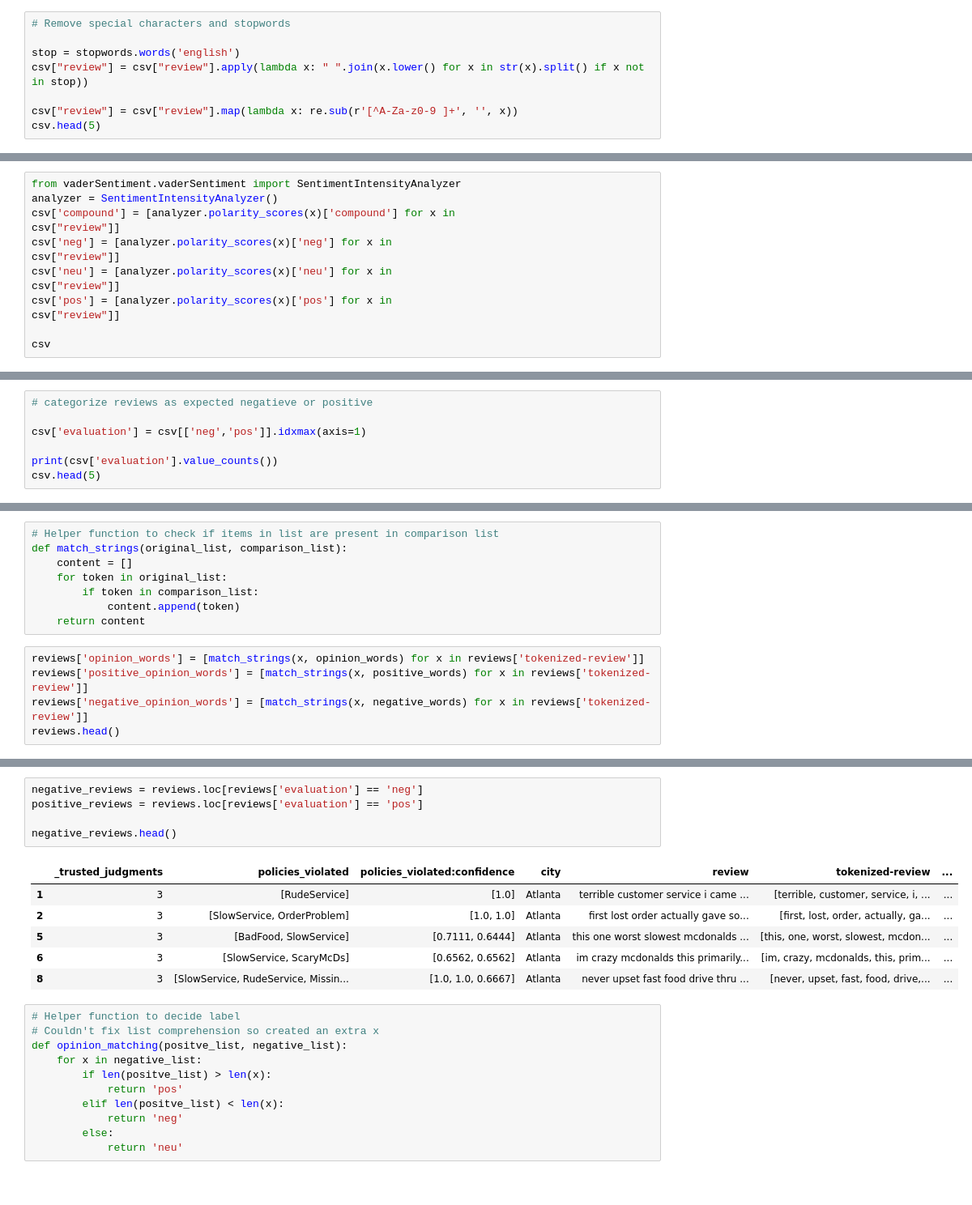
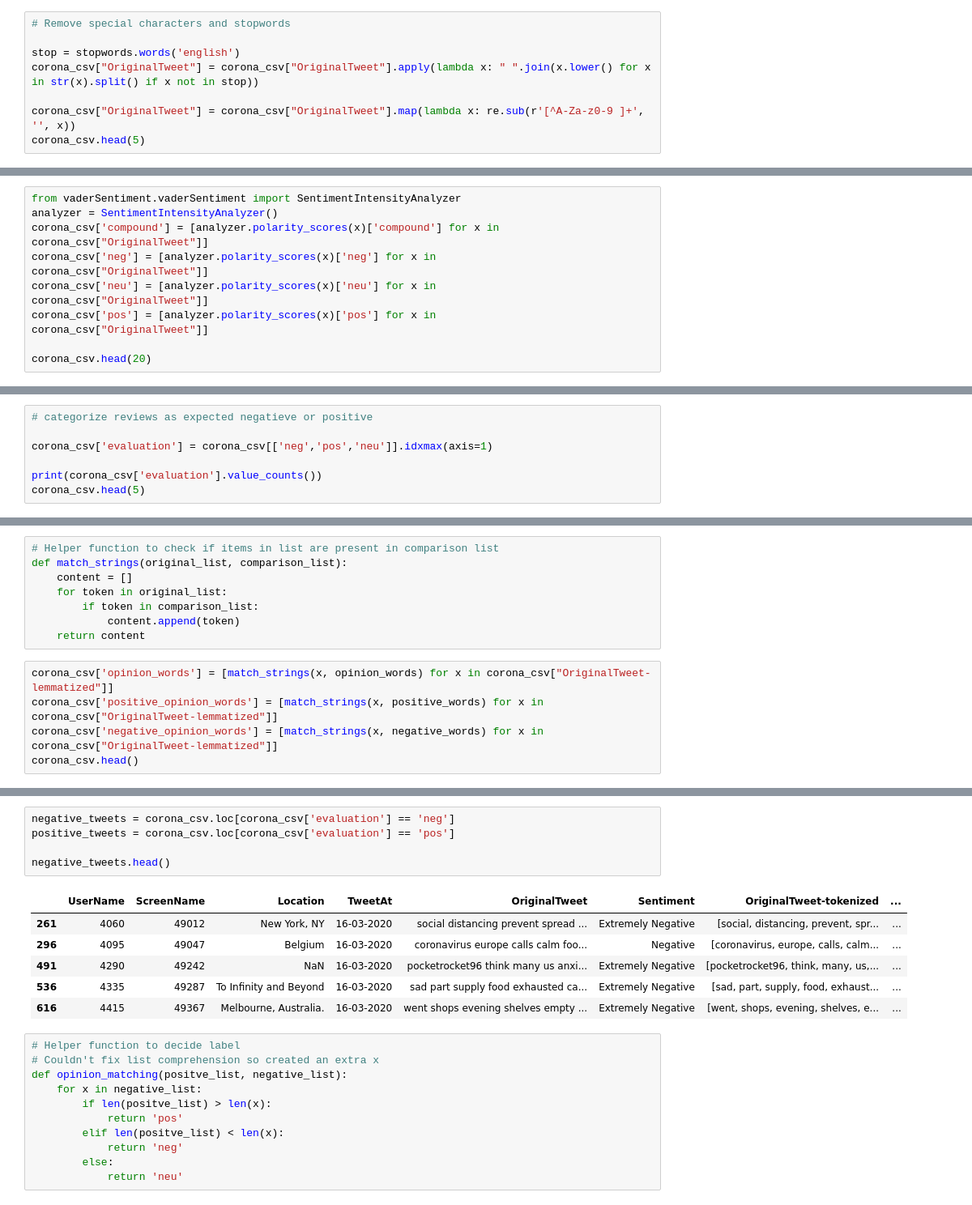
Before and after one commit to MichM072/Text_mining_project, a Jupyter notebook: notebook_project.ipynb, the cells around one changed output, grey strips where cells are left out. Shown at 81% size. Drawn from its saved outputs; the diff is of its cells as text.

```diff
--- a/notebook_project.ipynb
+++ b/notebook_project.ipynb
@@ -83,8 +95,8 @@ Index(['_unit_id', '_golden', '_unit_state', '_trusted_judgments',
 # Remove special characters and stopwords
 
 stop = stopwords.words('english')
-csv["review"] = csv["review"].apply(lambda x: " ".join(x.lower() for x in str(x).split() if x not in stop))
+corona_csv["OriginalTweet"] = corona_csv["OriginalTweet"].apply(lambda x: " ".join(x.lower() for x in str(x).split() if x not in stop))
 
-csv["review"] = csv["review"].map(lambda x: re.sub(r'[^A-Za-z0-9 ]+', '', x))
-csv.head(5)
+corona_csv["OriginalTweet"] = corona_csv["OriginalTweet"].map(lambda x: re.sub(r'[^A-Za-z0-9 ]+', '', x))
+corona_csv.head(5)
 # %% [output]
@@ -111,14 +126,14 @@ Name: tokenized-review, dtype: object
 # %%
 from vaderSentiment.vaderSentiment import SentimentIntensityAnalyzer
 analyzer = SentimentIntensityAnalyzer()
-csv['compound'] = [analyzer.polarity_scores(x)['compound'] for x in
-csv["review"]]
-csv['neg'] = [analyzer.polarity_scores(x)['neg'] for x in
-csv["review"]]
-csv['neu'] = [analyzer.polarity_scores(x)['neu'] for x in
-csv["review"]]
-csv['pos'] = [analyzer.polarity_scores(x)['pos'] for x in
-csv["review"]]
+corona_csv['compound'] = [analyzer.polarity_scores(x)['compound'] for x in
+corona_csv["OriginalTweet"]]
+corona_csv['neg'] = [analyzer.polarity_scores(x)['neg'] for x in
+corona_csv["OriginalTweet"]]
+corona_csv['neu'] = [analyzer.polarity_scores(x)['neu'] for x in
+corona_csv["OriginalTweet"]]
+corona_csv['pos'] = [analyzer.polarity_scores(x)['pos'] for x in
+corona_csv["OriginalTweet"]]
 
-csv
+corona_csv.head(20)
 # %% [output]
@@ -138,8 +157,8 @@ csv
 # %%
 # categorize reviews as expected negatieve or positive
 
-csv['evaluation'] = csv[['neg','pos']].idxmax(axis=1)
+corona_csv['evaluation'] = corona_csv[['neg','pos','neu']].idxmax(axis=1)
 
-print(csv['evaluation'].value_counts())
-csv.head(5)
+print(corona_csv['evaluation'].value_counts())
+corona_csv.head(5)
 # %% [output]
@@ -181,8 +203,8 @@ def match_strings(original_list, comparison_list):
             content.append(token)
     return content
 # %%
-reviews['opinion_words'] = [match_strings(x, opinion_words) for x in reviews['tokenized-review']]
-reviews['positive_opinion_words'] = [match_strings(x, positive_words) for x in reviews['tokenized-review']]
-reviews['negative_opinion_words'] = [match_strings(x, negative_words) for x in reviews['tokenized-review']]
-reviews.head()
+corona_csv['opinion_words'] = [match_strings(x, opinion_words) for x in corona_csv["OriginalTweet-lemmatized"]]
+corona_csv['positive_opinion_words'] = [match_strings(x, positive_words) for x in corona_csv["OriginalTweet-lemmatized"]]
+corona_csv['negative_opinion_words'] = [match_strings(x, negative_words) for x in corona_csv["OriginalTweet-lemmatized"]]
+corona_csv.head()
 # %% [output]
@@ -195,15 +217,15 @@ reviews.head()
 # %%
-negative_reviews = reviews.loc[reviews['evaluation'] == 'neg']
-positive_reviews = reviews.loc[reviews['evaluation'] == 'pos']
+negative_tweets = corona_csv.loc[corona_csv['evaluation'] == 'neg']
+positive_tweets = corona_csv.loc[corona_csv['evaluation'] == 'pos']
 
-negative_reviews.head()
+negative_tweets.head()
 # %% [output]
-|  | _trusted_judgments | policies_violated | policies_violated:confidence | city | review | tokenized-review | ... |
-| 1 | 3 | [RudeService] | [1.0] | Atlanta | terrible customer service i came ... | [terrible, customer, service, i, ... | ... |
-| 2 | 3 | [SlowService, OrderProblem] | [1.0, 1.0] | Atlanta | first lost order actually gave so... | [first, lost, order, actually, ga... | ... |
-| 5 | 3 | [BadFood, SlowService] | [0.7111, 0.6444] | Atlanta | this one worst slowest mcdonalds ... | [this, one, worst, slowest, mcdon... | ... |
-| 6 | 3 | [SlowService, ScaryMcDs] | [0.6562, 0.6562] | Atlanta | im crazy mcdonalds this primarily... | [im, crazy, mcdonalds, this, prim... | ... |
-| 8 | 3 | [SlowService, RudeService, Missin... | [1.0, 1.0, 0.6667] | Atlanta | never upset fast food drive thru ... | [never, upset, fast, food, drive,... | ... |
+|  | UserName | ScreenName | Location | TweetAt | OriginalTweet | Sentiment | OriginalTweet-tokenized | ... |
+| 261 | 4060 | 49012 | New York, NY | 16-03-2020 | social distancing prevent spread ... | Extremely Negative | [social, distancing, prevent, spr... | ... |
+| 296 | 4095 | 49047 | Belgium | 16-03-2020 | coronavirus europe calls calm foo... | Negative | [coronavirus, europe, calls, calm... | ... |
+| 491 | 4290 | 49242 | NaN | 16-03-2020 | pocketrocket96 think many us anxi... | Extremely Negative | [pocketrocket96, think, many, us,... | ... |
+| 536 | 4335 | 49287 | To Infinity and Beyond | 16-03-2020 | sad part supply food exhausted ca... | Extremely Negative | [sad, part, supply, food, exhaust... | ... |
+| 616 | 4415 | 49367 | Melbourne, Australia. | 16-03-2020 | went shops evening shelves empty ... | Extremely Negative | [went, shops, evening, shelves, e... | ... |
 # %%
 # Helper function to decide label
 # Couldn't fix list comprehension so created an extra x
```
Also changed, not shown: parts of 17 cells of this notebook, 2 other files.
